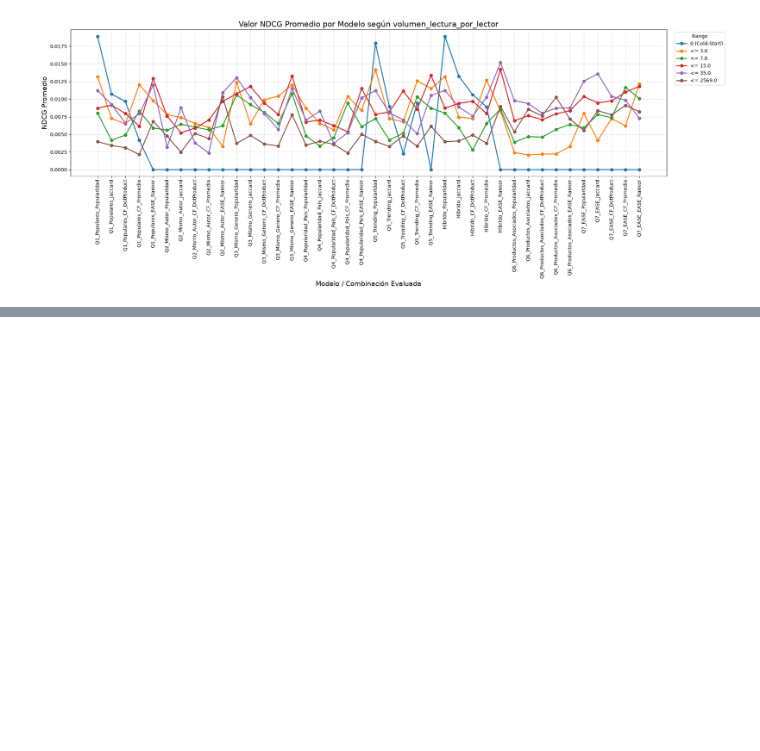
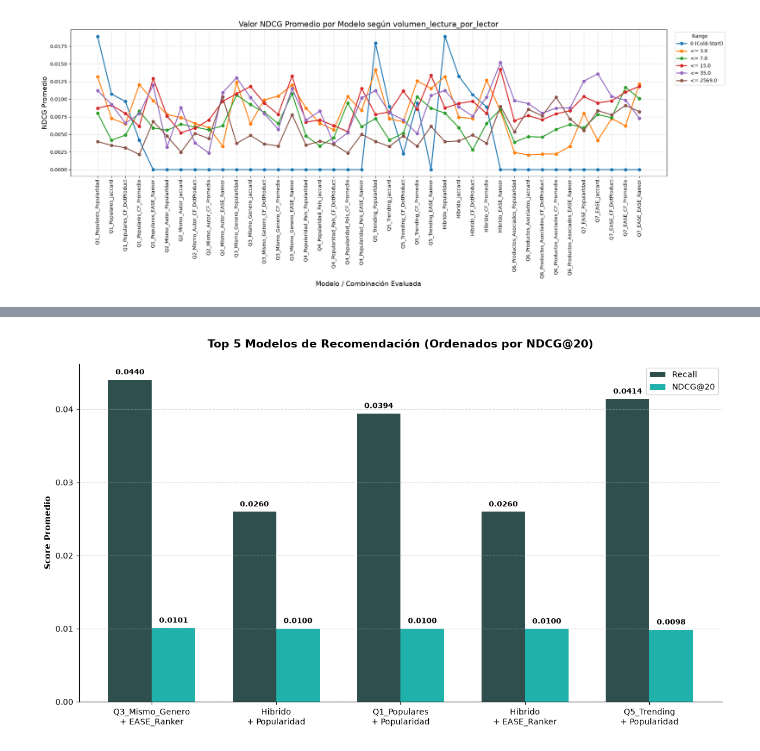
Before and after one commit to CLCHRISLOMBARDO/manga-recommendation-system, a Jupyter notebook: eleccion_estrategias.ipynb, the cells around one changed output, grey strips where cells are left out. Drawn from its saved outputs; the diff is of its cells as text; code cells hidden in the pictures; blank space fills up the shorter version.

```diff
--- a/eleccion_estrategias.ipynb
+++ b/eleccion_estrategias.ipynb
@@ -221,0 +224,4 @@ plt.show()
+# %%
+import pandas as pd
+results = pd.read_csv('outputs/resultados/resultados_experimentos.csv')
+results
@@ -221,0 +246,45 @@ plt.show()
+# %%
+import matplotlib.pyplot as plt
+import numpy as np
+
+# 1. Crear la etiqueta combinada para el eje X
+results['Combinacion'] = results['Retrieval'] + '\n+ ' + results['Ranker']
+
+# 2. Filtrar el top 5 por NDCG@20
+top_5 = results.sort_values(by='NDCG@20_Promedio', ascending=False).head(5)
+
+# 3. Configurar el gráfico
+x = np.arange(len(top_5))
+width = 0.35
+
+fig, ax = plt.subplots(figsize=(12, 7))
+
+# Limpiar bordes y agregar grilla
+ax.spines['top'].set_visible(False)
+ax.spines['right'].set_visible(False)
+ax.yaxis.grid(True, linestyle='--', alpha=0.7)
+
+# 4. Crear las barras de Recall y NDCG
+rects1 = ax.bar(x - width/2, top_5['Recall_Retrieval_Promedio'], width, label='Recall', color='#2F4F4F')
+rects2 = ax.bar(x + width/2, top_5['NDCG@20_Promedio'], width, label='NDCG@20', color='#20B2AA')
+
+# 5. Agregar los valores exactos arriba de cada barra
+for p in ax.patches:
+    ax.annotate(f"{p.get_height():.4f}",
+                (p.get_x() + p.get_width() / 2., p.get_height()),
+                ha='center', va='center',
+                xytext=(0, 9),
+                textcoords='offset points',
+                fontsize=9, weight='bold')
+
+# 6. Formato final
+ax.set_ylabel('Score Promedio', fontweight='bold')
+ax.set_title('Top 5 Modelos de Recomendación (Ordenados por NDCG@20)', pad=20, fontsize=14, fontweight='bold')
+ax.set_xticks(x)
+ax.set_xticklabels(top_5['Combinacion'], rotation=0, fontsize=10)
+ax.legend(loc='upper right')
+
+plt.tight_layout()
+plt.show()
+# %% [output]
+[figure, added]
```
Also changed, not shown: parts of 2 cells of this notebook, 1 other file.
